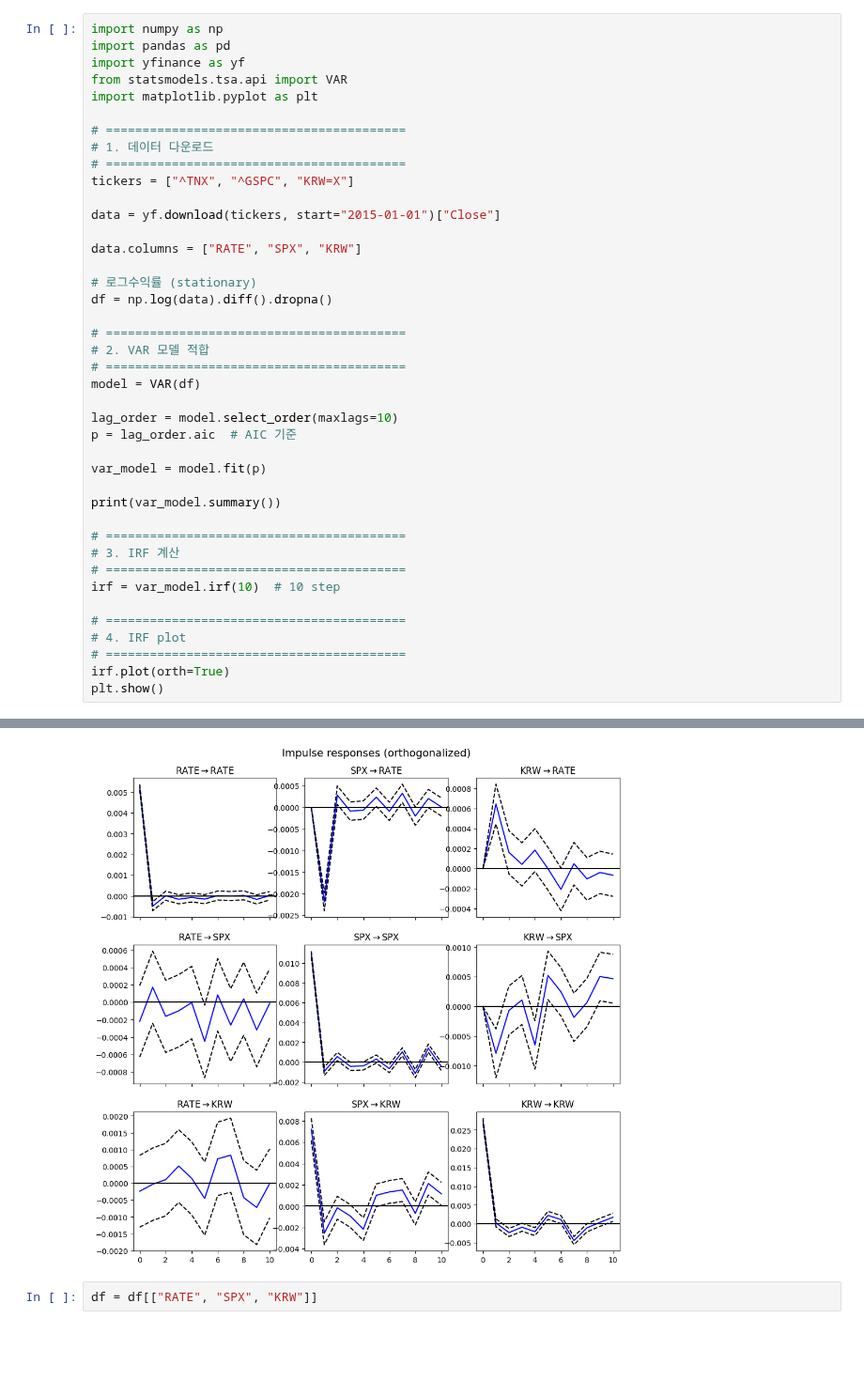
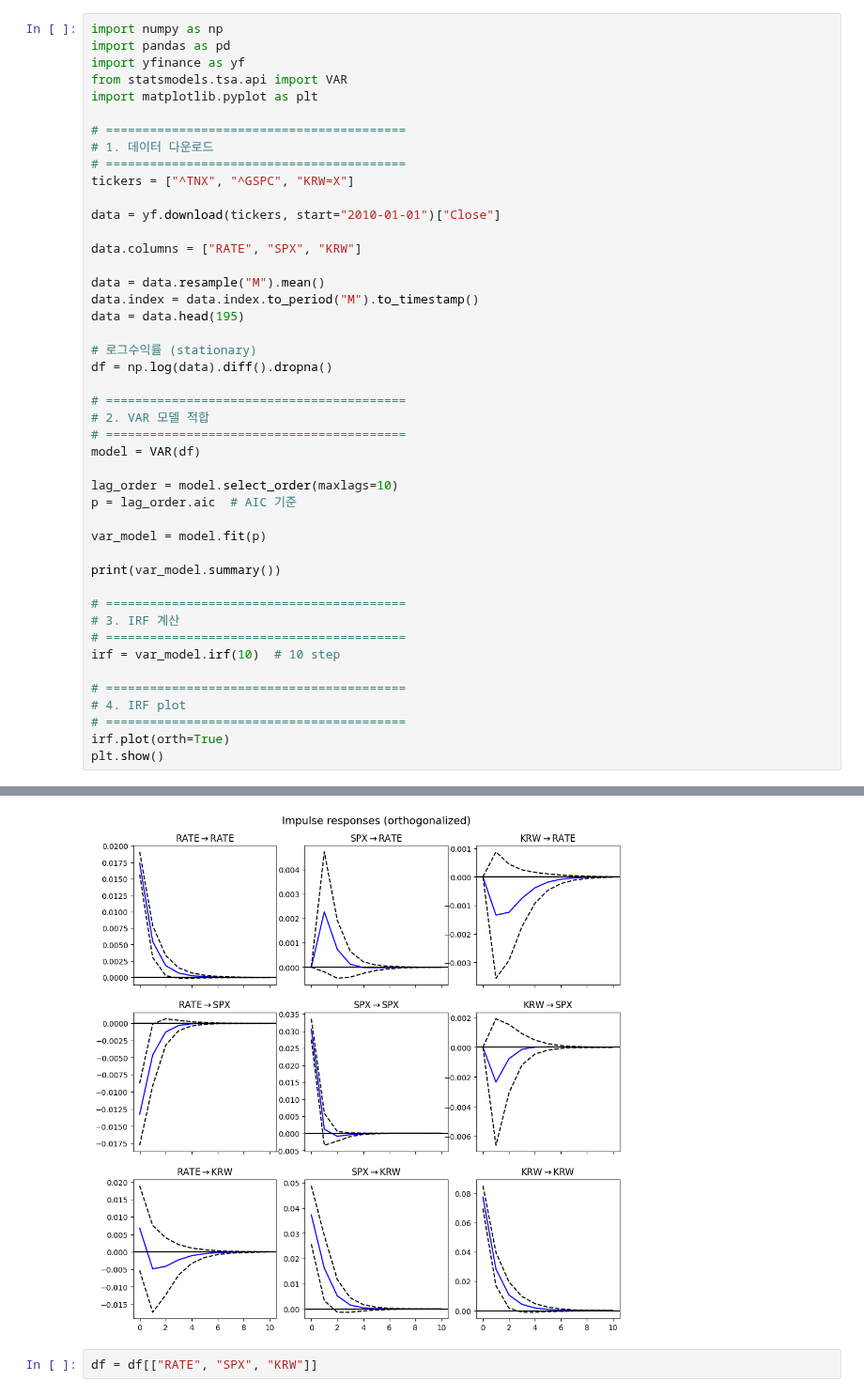
Before and after one commit to Minsoo1036/Applied-Data-Analysis-Study, a Jupyter notebook: IRF_example.ipynb, the cells around one changed output, grey strips where cells are left out. Shown at 94% size. Drawn from its saved outputs; the diff is of its cells as text; blank space fills up the shorter version.

```diff
--- a/IRF_example.ipynb
+++ b/IRF_example.ipynb
@@ -32,9 +32,13 @@ import matplotlib.pyplot as plt
 # =========================================
 tickers = ["^TNX", "^GSPC", "KRW=X"]
 
-data = yf.download(tickers, start="2015-01-01")["Close"]
+data = yf.download(tickers, start="2010-01-01")["Close"]
 
 data.columns = ["RATE", "SPX", "KRW"]
+
+data = data.resample("M").mean()
+data.index = data.index.to_period("M").to_timestamp()
+data = data.head(195)
 
 # 로그수익률 (stationary)
 df = np.log(data).diff().dropna()
@@ -83,4 +87,4 @@ KRW    -0.008351  0.254687  1.000000
-[figure, old version]
+[figure, new version]
 # %%
 df = df[["RATE", "SPX", "KRW"]]
 # %%
```
Also changed, not shown: parts of 8 cells of this notebook.
